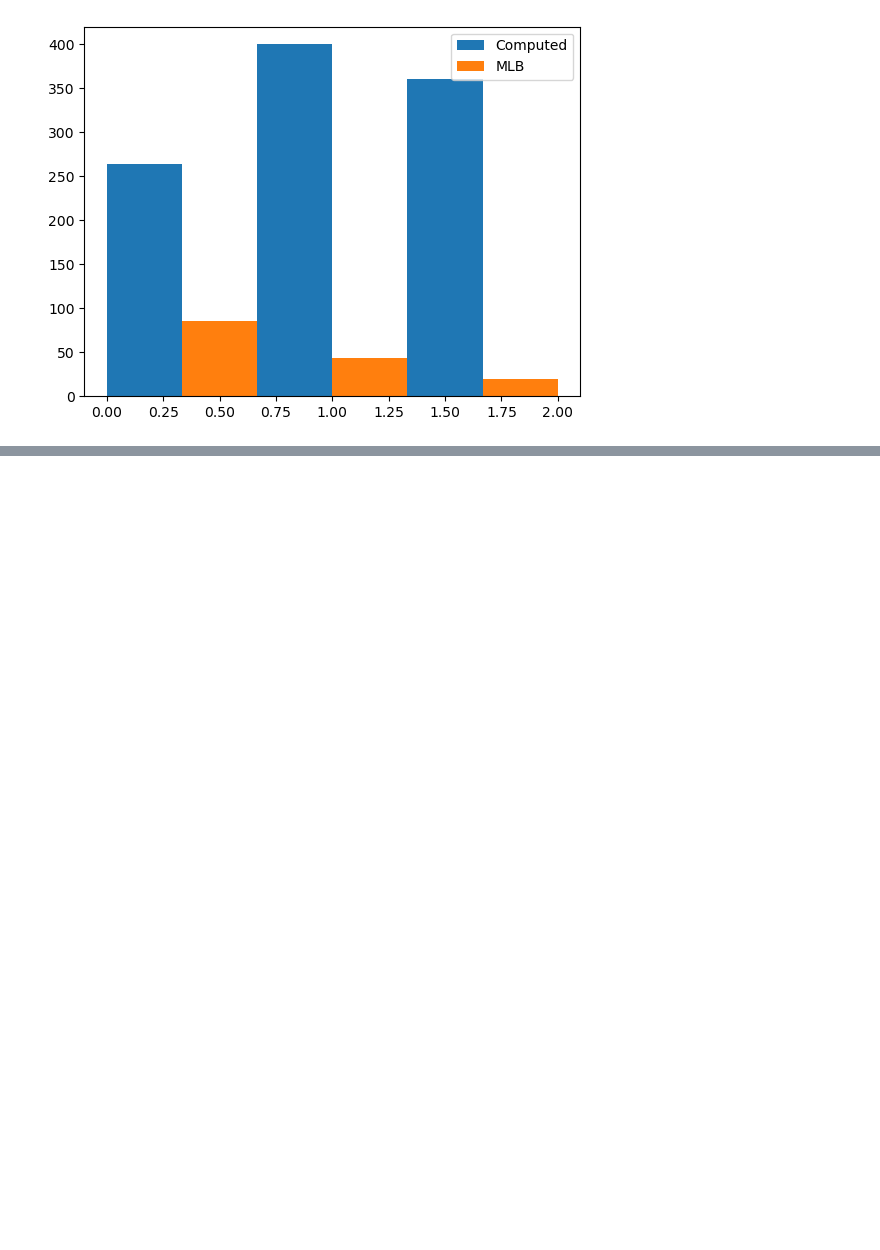
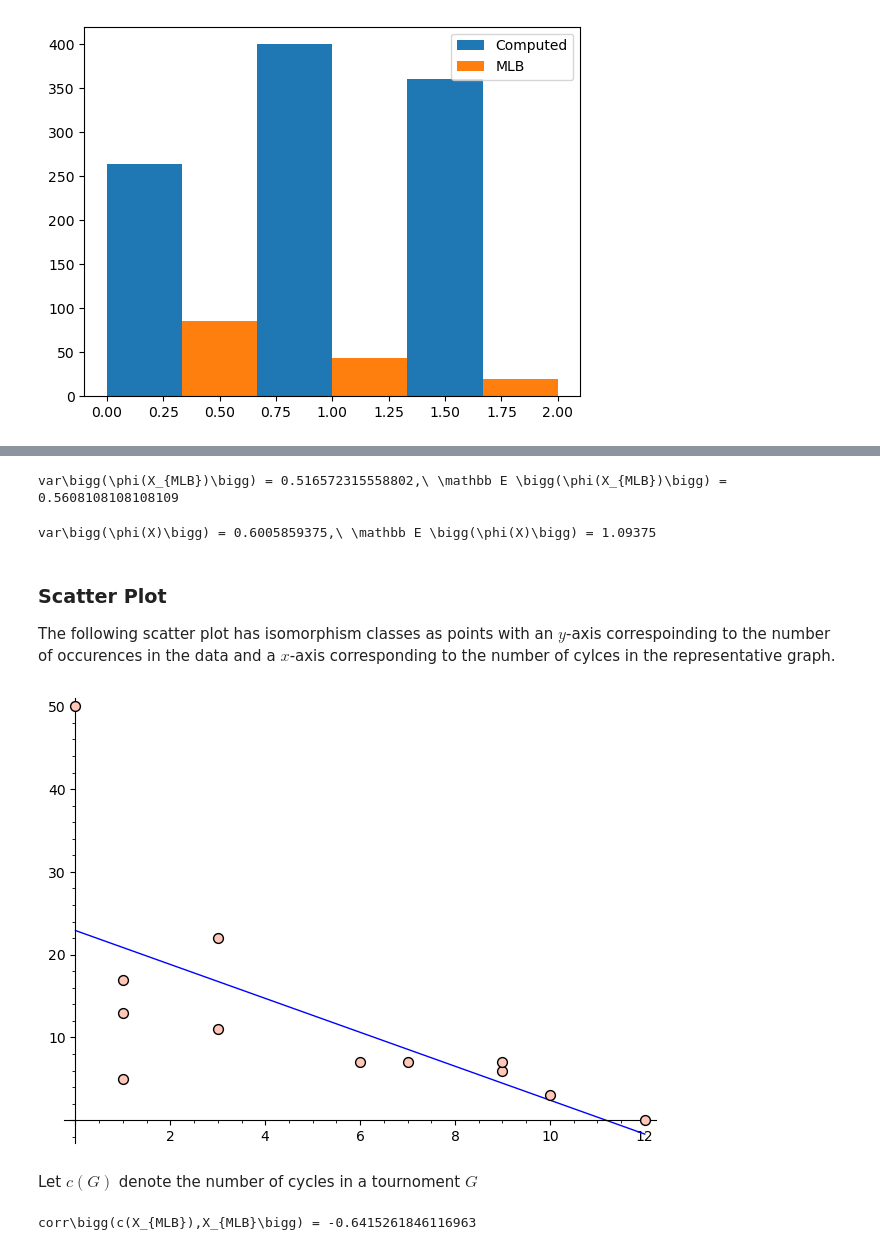
Before and after one commit to MDKattner/IML-Predictablity-In-Sports, a Jupyter notebook: src/plots.ipynb, the cells around one changed output, grey strips where cells are left out. Drawn from its saved outputs; the diff is of its cells as text; code cells hidden in the pictures; blank space fills up the shorter version.

Commit message:
Added more data and plots to the MLB plot notebook

```diff
--- a/src/plots.ipynb
+++ b/src/plots.ipynb
@@ -105,7 +105,3 @@ tourny_stats
  (Digraph on 5 vertices, 3, 1),
  (Digraph on 5 vertices, 11, 1),
  (Digraph on 5 vertices, 5, 0)]
-# %%
-for g, n, u in tourny_stats:
-    print(f"Number of occurences in the data: {n}\tNumber of upsets: {u}")
-    show(g)
@@ -145,0 +147,29 @@ $$\sigma^2 = 0.6005859375,\ \mu = 1.09375$$
+# %%
+%display latex
+show(LatexExpr(f"var\\bigg(\\phi(X_{{MLB}})\\bigg) = {np.var(mlb_upset_list)},\\ \\mathbb E \\bigg(\\phi(X_{{MLB}})\\bigg) = {np.mean(mlb_upset_list)}"))
+show(LatexExpr(f"var\\bigg(\\phi(X)\\bigg) = {np.var(full_list_upsets)},\\ \\mathbb E \\bigg(\\phi(X)\\bigg) = {np.mean(full_list_upsets)}"))
+%display plain
+# %% [output]
+var\bigg(\phi(X_{MLB})\bigg) = 0.516572315558802,\ \mathbb E \bigg(\phi(X_{MLB})\bigg) = 0.5608108108108109
+var\bigg(\phi(X)\bigg) = 0.6005859375,\ \mathbb E \bigg(\phi(X)\bigg) = 1.09375
+# %% [markdown]
+### Scatter Plot
+The following scatter plot has isomorphism classes as points with an $y$-axis correspoinding to the number of occurences in the data and a $x$-axis corresponding to the number of cylces in the representative graph.
+# %%
+cycles_count_list = [(len(list(g.all_simple_cycles())), len(tourny_dict[g])) for g in tourny_dict]
+x_list, y_list = ([p[0] for p in cycles_count_list], [p[1] for p in cycles_count_list])
+
+m, b = np.polyfit(x_list, y_list, deg=1)
+m, b
+
+scatter_plot(cycles_count_list, ) + plot(m*x + b, (0,12))
+# %% [output]
+[figure, added]
+# %% [markdown]
+Let $c(G)$ denote the number of cycles in a tournoment $G$
+# %%
+%display latex
+show(LatexExpr(f"corr\\bigg(c(X_{{MLB}}),X_{{MLB}}\\bigg) = {np.corrcoef(x_list, y_list)[1][0]}"))
+%display plain
+# %% [output]
+corr\bigg(c(X_{MLB}),X_{MLB}\bigg) = -0.6415261846116963
```
Also changed, not shown: parts of 6 cells of this notebook, 1 other file.
